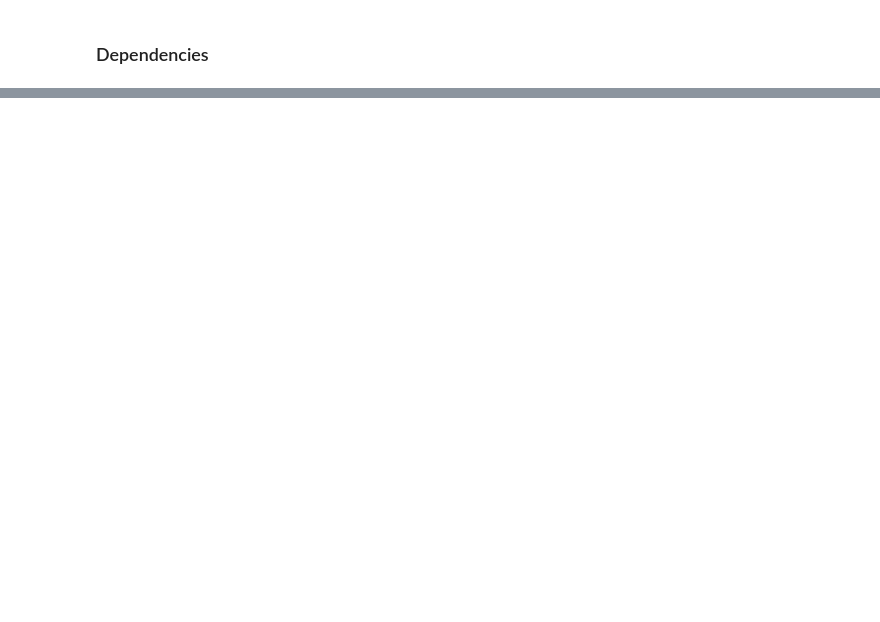
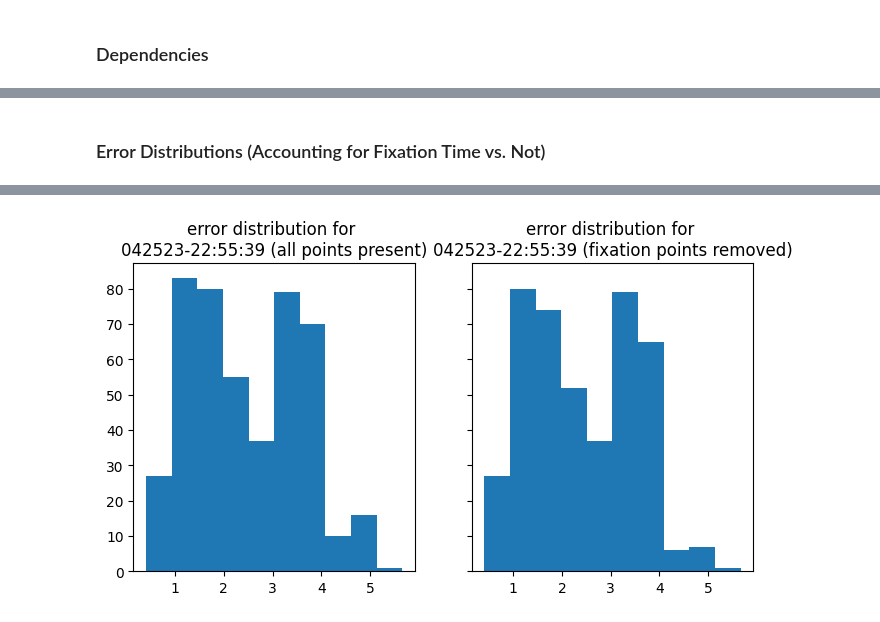
Before and after one commit to jason-shang/gaze-estimation, a Jupyter notebook: notebooks/Results.ipynb, the cells around one changed output, grey strips where cells are left out. Drawn from its saved outputs; the diff is of its cells as text; code cells hidden in the pictures; blank space fills up the shorter version.

```diff
--- a/notebooks/Results.ipynb
+++ b/notebooks/Results.ipynb
@@ -28,0 +32,36 @@ plt.hist(err, bins=10)
+# %%
+dotInfo_0427 = json.load(open('../data/app_data/042723-20:55:49/dotInfo.json'))
+dotNum_0427 = dotInfo_0427['DotNum']
+change_indices_0427 = [i for i in range(1, len(dotNum_0427)) if dotNum_0427[i] != dotNum_0427[i-1]]
+# change_indices_0427 = [80, 88, 89, 171, 260, 268, 269, 350, 351, 352]
+# ignore 88, 89, 268, 269, 351, 352... (app errors)
+# manually removed frames 0-5, 80-85, 171-176, 260-265, 350-355 (6 frames after each dot onset)
+# %%
+# read in file
+# 22:55:39 fixation points not removed
+results = json.load(open('../data/results/converted_042523-22:55:39_results.json'))
+err = np.array(results['error'])
+preds = np.array(results['preds'])
+gt = np.array(results['ground_truths'])
+orientation = np.array(results['orientation'])
+
+# 22:55:39 fixation points removed
+results2 = json.load(open('../data/results/converted_042523-22:55:39_2_results.json'))
+err2 = np.array(results2['error'])
+preds2 = np.array(results2['preds'])
+gt2 = np.array(results2['ground_truths'])
+orientation2 = np.array(results2['orientation'])
+
+# 14:32:34 fixation points not removed
+results3 = json.load(open('../data/results/converted_042523-14:32:34_results.json'))
+err3 = np.array(results3['error'])
+preds3 = np.array(results3['preds'])
+gt3 = np.array(results3['ground_truths'])
+orientation3 = np.array(results3['orientation'])
+
+# 14:32:34 fixation points removed
+results4 = json.load(open('../data/results/converted_042523-14:32:34_2_results.json'))
+err4 = np.array(results4['error'])
+preds4 = np.array(results4['preds'])
+gt4 = np.array(results4['ground_truths'])
+orientation4 = np.array(results4['orientation'])
@@ -28,0 +89,9 @@ plt.hist(err, bins=10)
+# %% [markdown]
+### Error Distributions (Accounting for Fixation Time vs. Not)
+# %%
+fig, ax = plt.subplots(1, 2, sharex=True, sharey=True, figsize=(8, 4))
+ax[0].hist(err, bins=10)
+ax[0].set_title("error distribution for \n042523-22:55:39 (all points present)")
+ax[1].hist(err2, bins=10)
+ax[1].set_title("error distribution for \n042523-22:55:39 (fixation points removed)")
+# %% [output]
@@ -28,0 +99 @@ plt.hist(err, bins=10)
+[figure, added]
```
Also changed, not shown: parts of 16 cells of this notebook, 3 other files.
